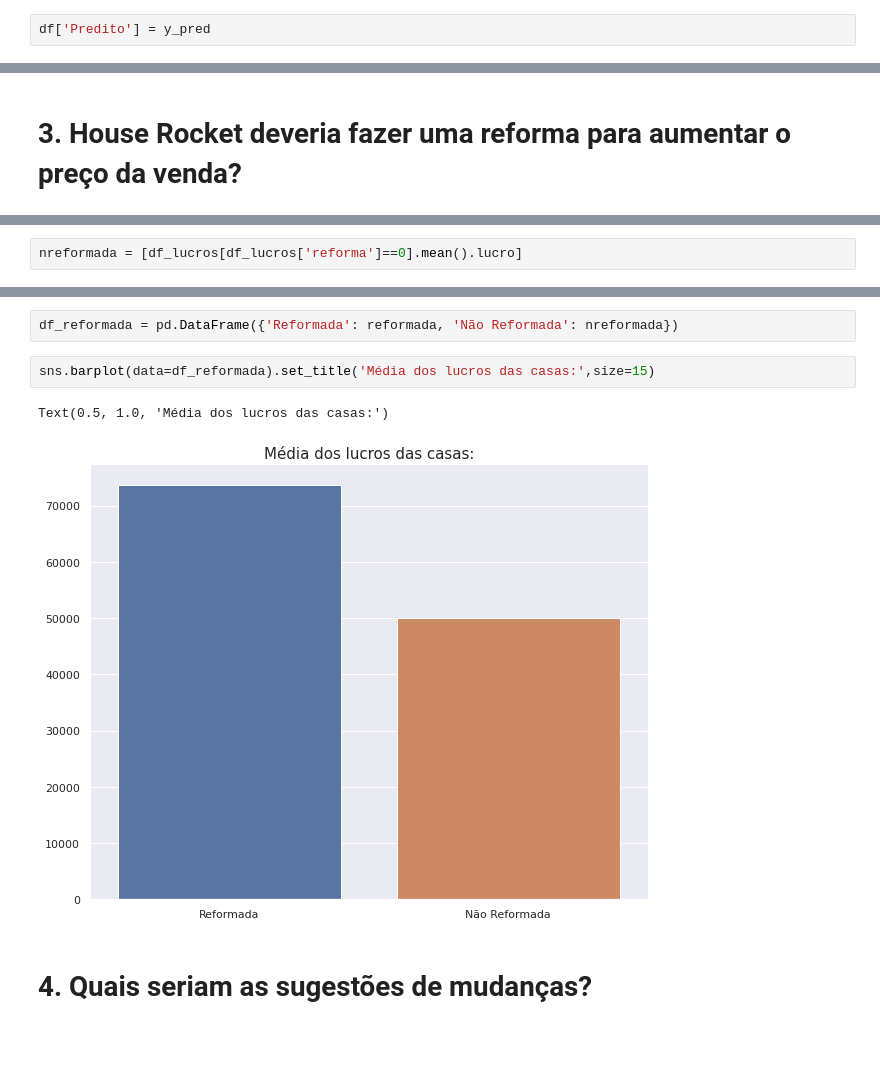
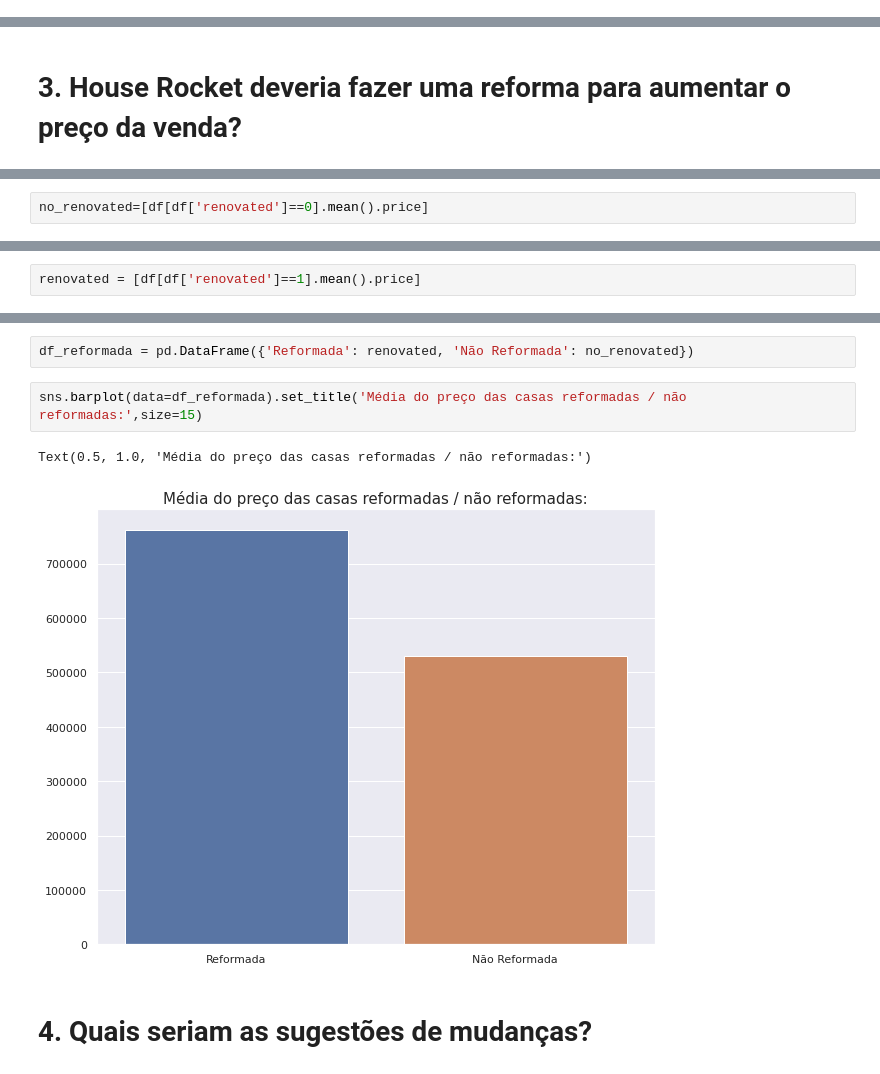
Before and after one commit to escobar-felipe/Projetos, a Jupyter notebook: House_price/House_price.ipynb, the cells around one changed output, grey strips where cells are left out. Cells and saved outputs as stored; diff of their text form; blank space fills up the shorter version.

```diff
--- a/House_price/House_price.ipynb
+++ b/House_price/House_price.ipynb
@@ -509,2 +535,0 @@ df_pred
-# %%
-df['Predito'] = y_pred
@@ -579,2 +602,2 @@ plt.show()
 # %%
-nreformada = [df_lucros[df_lucros['reforma']==0].mean().lucro]
+no_renovated=[df[df['renovated']==0].mean().price]
@@ -582,0 +609,2 @@ reformada =[df_lucros[df_lucros['reforma']==1].mean().lucro]
+# %%
+renovated = [df[df['renovated']==1].mean().price]
@@ -583,10 +623,10 @@ reformada =[df_lucros[df_lucros['reforma']==1].mean().lucro]
 # %%
-df_reformada = pd.DataFrame({'Reformada': reformada, 'Não Reformada': nreformada})
+df_reformada = pd.DataFrame({'Reformada': renovated, 'Não Reformada': no_renovated})
 # %%
-sns.barplot(data=df_reformada).set_title('Média dos lucros das casas:',size=15)
+sns.barplot(data=df_reformada).set_title('Média do preço das casas reformadas / não reformadas:',size=15)
 # %% [output]
-Text(0.5, 1.0, 'Média dos lucros das casas:')
+Text(0.5, 1.0, 'Média do preço das casas reformadas / não reformadas:')
-[figure, old version]
+[figure, new version]
 # %% [markdown]
 # 4. Quais seriam as sugestões de mudanças?
 # %% [markdown]
```
Also changed, not shown: parts of 89 cells of this notebook.
